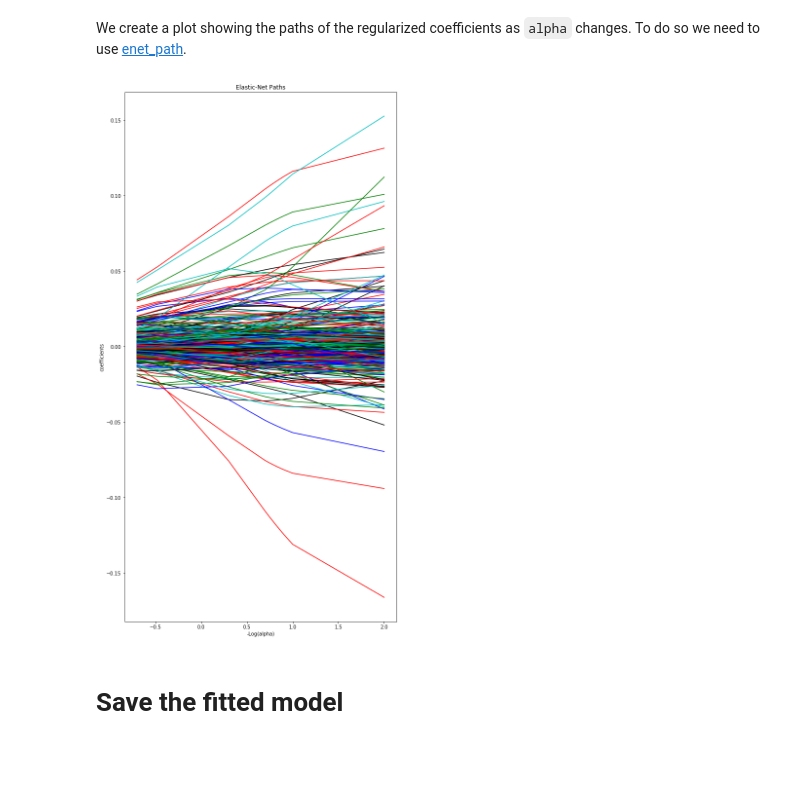
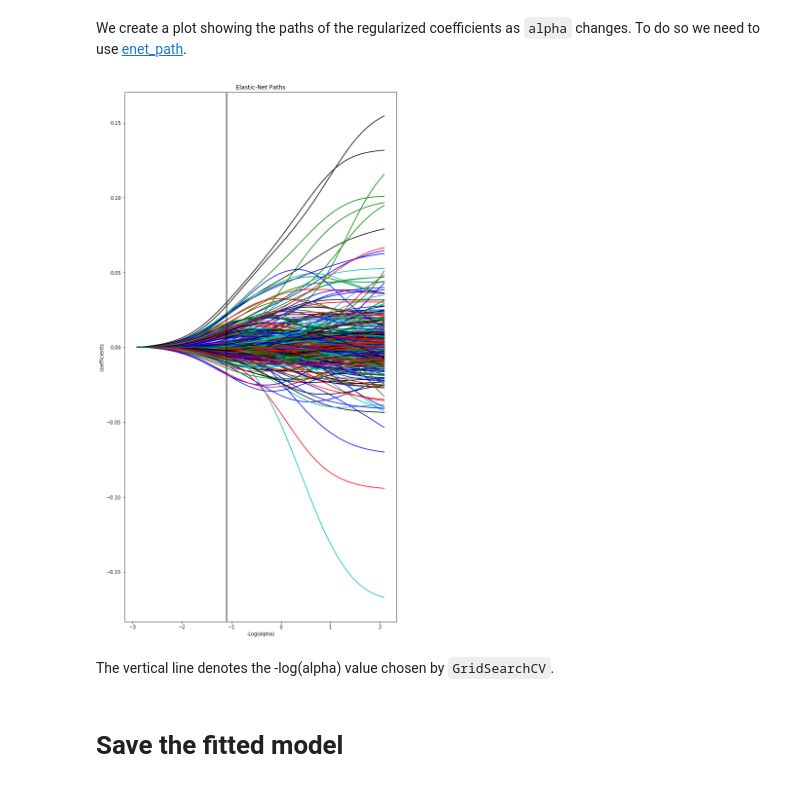
Before and after one commit to rcorrero/enet-house-prices, a Jupyter notebook: 1.1-enet-house-prices.ipynb, the cells around one changed output. Drawn from its saved outputs; the diff is of its cells as text; code cells hidden in the pictures; blank space fills up the shorter version.

```diff
--- a/1.1-enet-house-prices.ipynb
+++ b/1.1-enet-house-prices.ipynb
@@ -305,9 +305,10 @@ Also this is the appropriate place to tell the pipeline that we intend to use `E
 # Specify hyperparams
 hyperparameters = { 'regressor__dummyestimator__estimator': [ElasticNet()],
                     'regressor__dummyestimator__estimator__l1_ratio':
-                    [0, .001, .005, .01, .05, .1, .5, .99, 1],
+                    [.001, .01, .1, .5, .7, .75, .80, .85, .90, .95, .99, .999, 1],
                     'regressor__dummyestimator__estimator__alpha':
-                    [.01, .10, .125, .15, .175, .20, .5, 3, 5]
+                    [.01, .10, .125, .15, .175, .20, .5, 3, 5],
+                   'regressor__dummyestimator__estimator__fit_intercept': [False] # Data already centered
                   }
 # %% [markdown]
 # Full regressor
@@ -370,25 +372,27 @@ eps = 1e-5
 
 # Compute path for plotting
 alphas_enet, coefs_enet, _ = enet_path(X_transformed, Y_transformed,
-                                       alphas = hyperparameters['regressor__dummyestimator__estimator__alpha'],
                                        l1_ratio = l1_ratio, eps = eps, fit_intercept = False)
 # %%
 # Display results
 plt.figure(figsize=(10,20))
 colors = ['b', 'r', 'g', 'c', 'k']
 
 neg_log_alphas_enet = -np.log10(alphas_enet)
 
 for coef_e in coefs_enet[0,:,:]:
     l1 = plt.plot(neg_log_alphas_enet, coef_e, c = random.choice(colors))
 
 plt.xlabel('-Log(alpha)')
 plt.ylabel('coefficients')
 plt.title('Elastic-Net Paths')
 plt.axis('tight')
+plt.axvline(x = -np.log(alpha), color = 'k')
 plt.show()
 # %% [output]
-[figure, old version]
+[figure, new version]
+# %% [markdown]
+The vertical line denotes the -log(alpha) value chosen by `GridSearchCV`.
 # %% [markdown]
 # Save the fitted model
 # %% [markdown]
```
Also changed, not shown: parts of 7 cells of this notebook, 6 other files.
